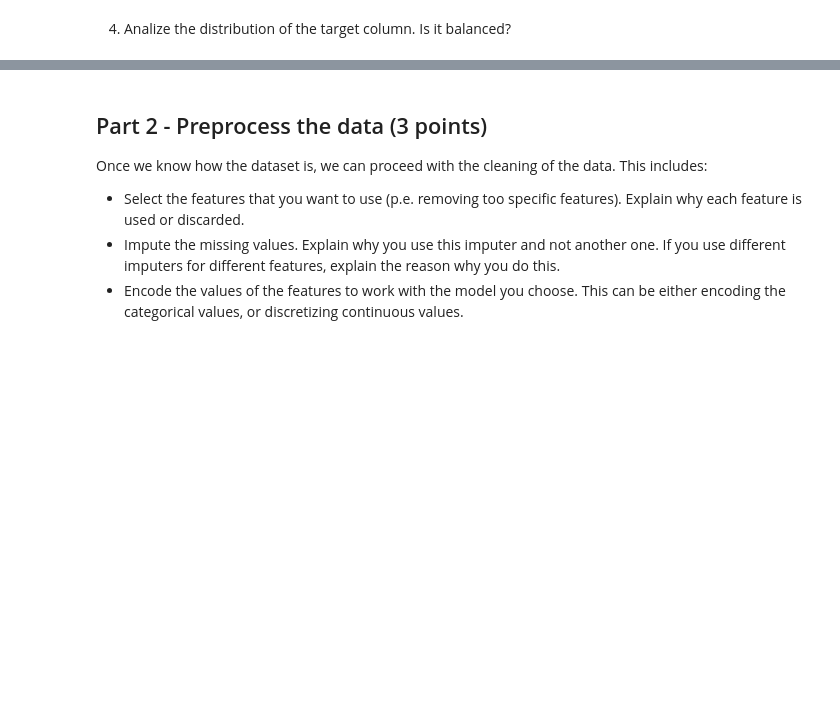
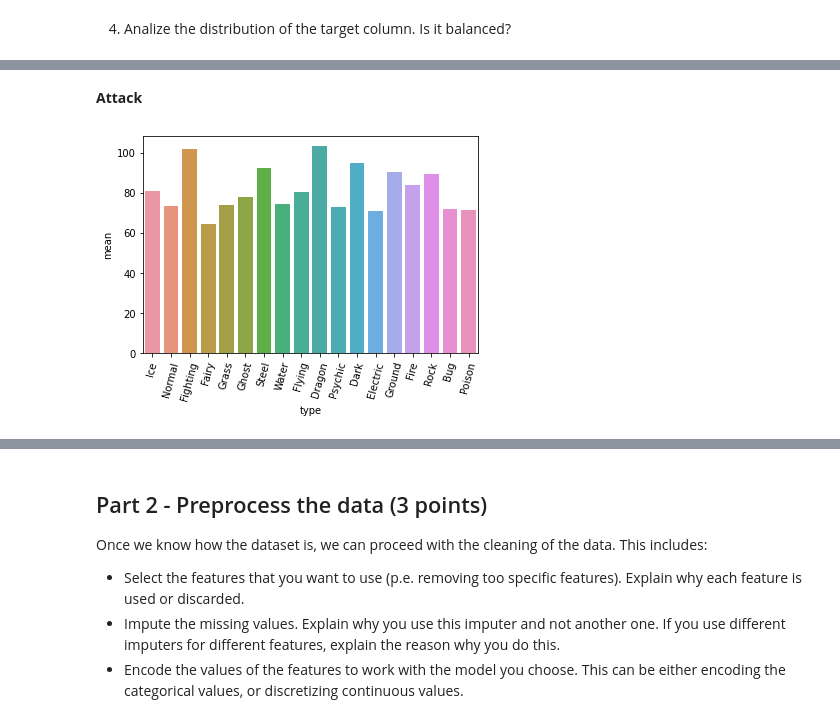
Before and after one commit to quimpm/pokemon-combat-prediction, a Jupyter notebook: pokemon_basic-ml.ipynb, the cells around one changed output, grey strips where cells are left out. Saved outputs shown, nothing was run; the diff lists cells and outputs as text; code cells hidden in the pictures; blank space fills up the shorter version.

```diff
--- a/pokemon_basic-ml.ipynb
+++ b/pokemon_basic-ml.ipynb
@@ -160,0 +263,6 @@ NameError: name 'sns' is not defined
+# %% [markdown]
+**Attack**
+# %%
+plot_by_stat(stats_mean_by_type['Attack'])
+# %% [output]
+[figure, added]
```
Also changed, not shown: parts of 31 cells of this notebook.
